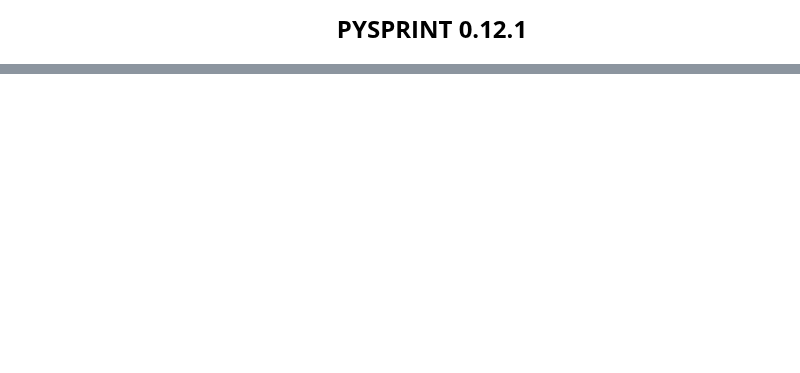
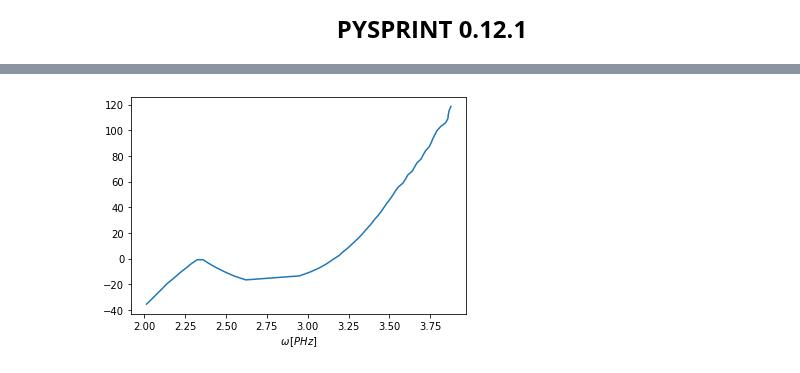
Before and after one commit to Ptrskay3/PySprint, a Jupyter notebook: doc/hu/Pysprint_leiras_7_MinMaxMethod.ipynb, the cells around one changed output, grey strips where cells are left out. Saved outputs shown, nothing was run; the diff lists cells and outputs as text; code cells hidden in the pictures; blank space fills up the shorter version.

```diff
--- a/doc/hu/Pysprint_leiras_7_MinMaxMethod.ipynb
+++ b/doc/hu/Pysprint_leiras_7_MinMaxMethod.ipynb
@@ -35,0 +43,5 @@ A `detect_peak` és a `detect_peak_cwt` rögzíti automatikusan a minimumok és
+# %%
+fazis = m.build_phase(reference_point=2.355, SPP_callbacks=2.77);
+fazis.plot()
+# %% [output]
+[figure, added]
```
Also changed, not shown: parts of 33 cells of this notebook, 17 other files.
